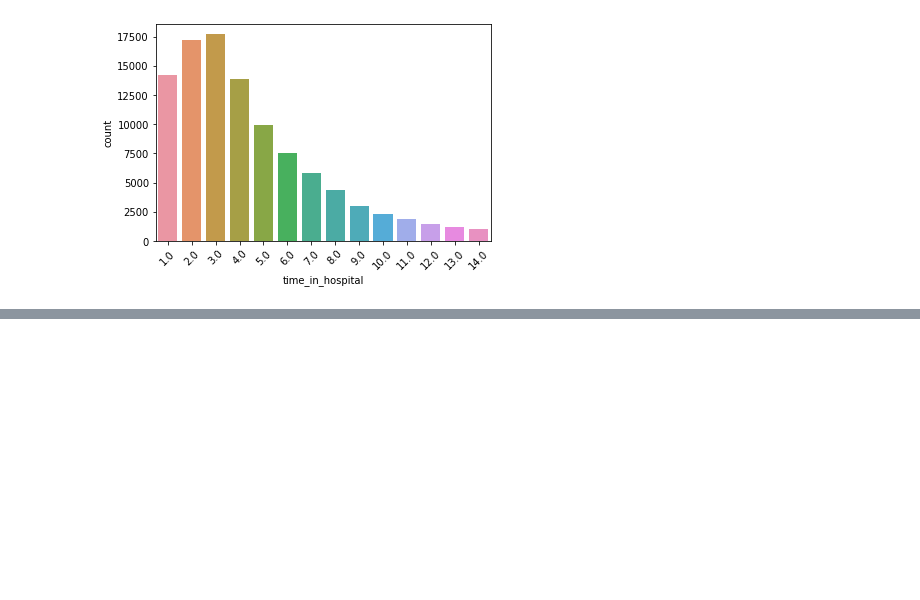
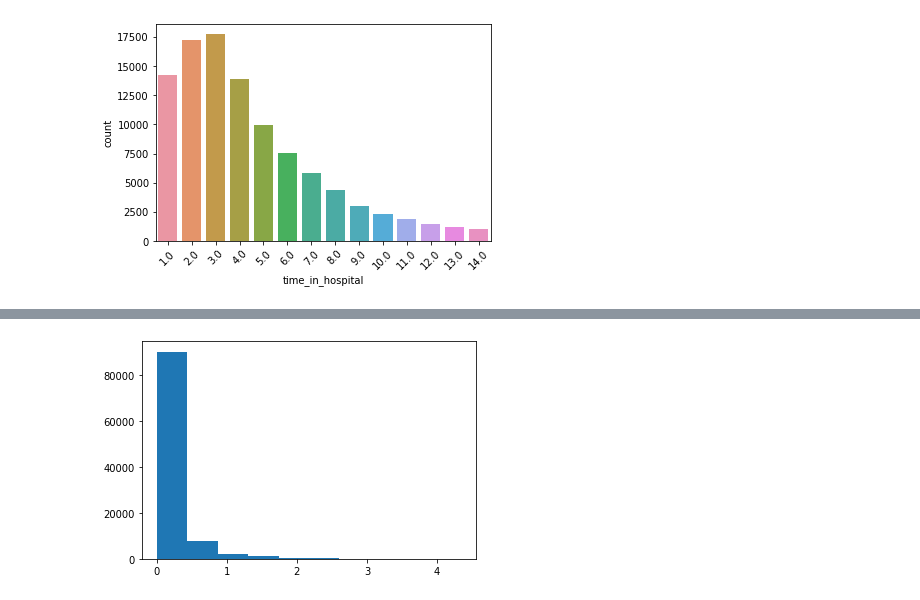
Before and after one commit to thinkful-dsi-axolotl/student_pair_work, a Jupyter notebook: Riley-Andrei/data_clean.ipynb, the cells around one changed output, grey strips where cells are left out. Drawn from its saved outputs; the diff is of its cells as text; code cells hidden in the pictures; blank space fills up the shorter version.

```diff
--- a/Riley-Andrei/data_clean.ipynb
+++ b/Riley-Andrei/data_clean.ipynb
@@ -114,0 +107,5 @@ plt.xticks(rotation=45)
+# %%
+plt.hist(np.log(df["number_emergency"] + 1))
+plt.show()
+# %% [output]
+[figure, added]
```
Also changed, not shown: parts of 10 cells of this notebook.
